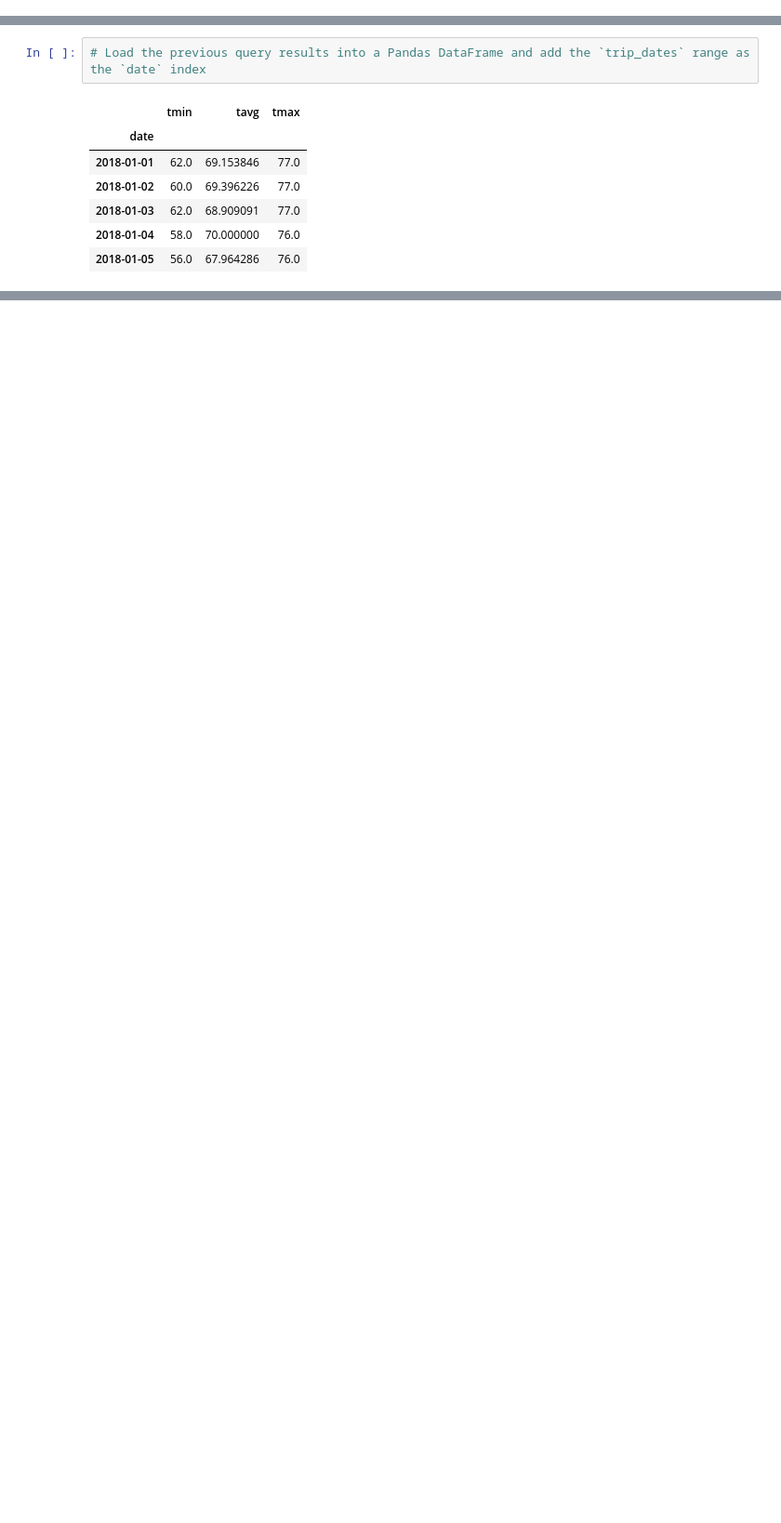
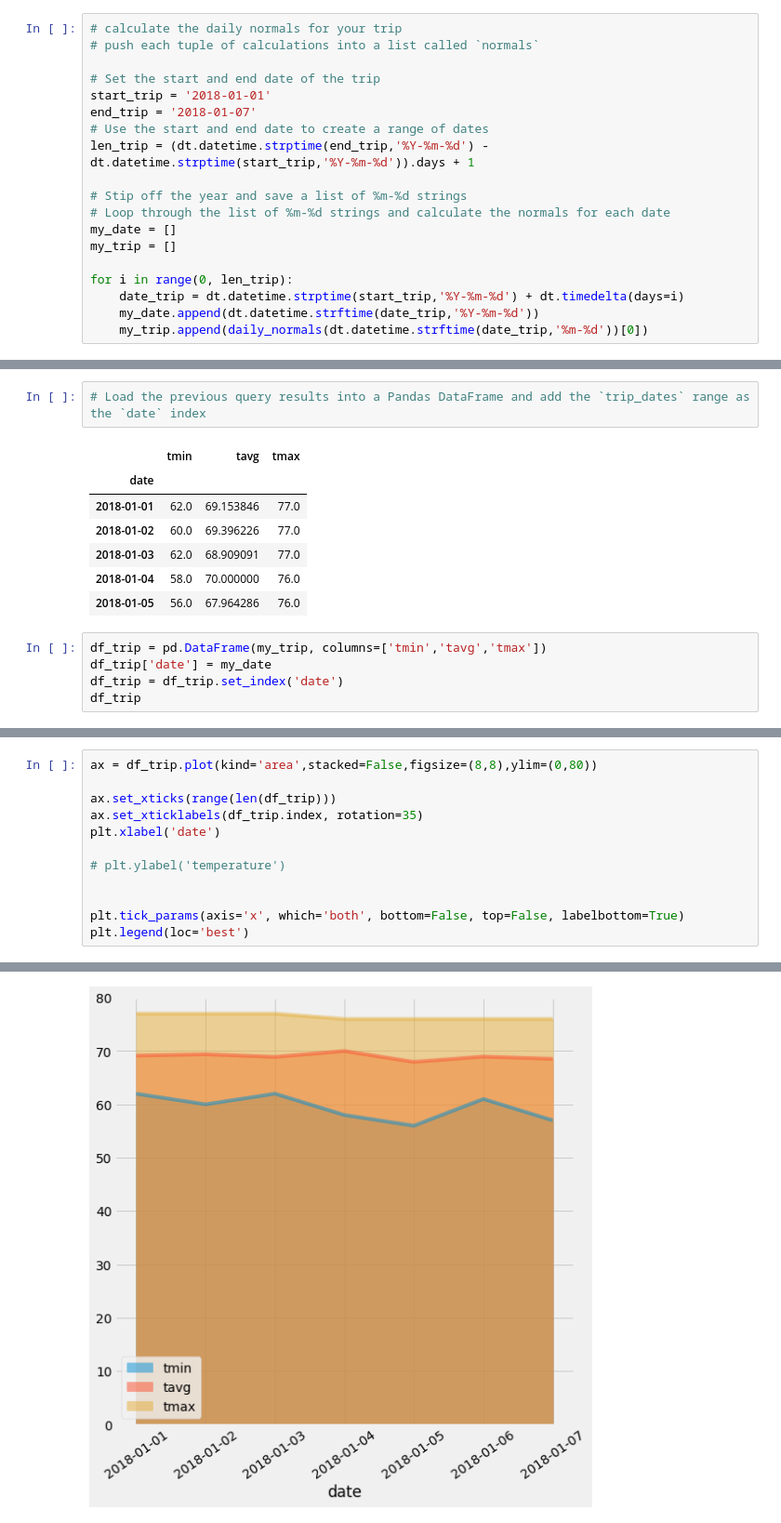
Before and after one commit to singtoloco/NU-DSBC-HW10-SQLAlchemy, a Jupyter notebook: climate_starter_V.ipynb, the cells around one changed output, grey strips where cells are left out. Shown: that part at 93% size. Cells and saved outputs as stored; diff of their text form; blank space fills up the shorter version.

```diff
--- a/climate_starter_V.ipynb
+++ b/climate_starter_V.ipynb
@@ -420,3 +417,22 @@ daily_normals("01-01")
  (56.0, 67.96428571428571, 76.0),
  (61.0, 68.96491228070175, 76.0),
  (57.0, 68.54385964912281, 76.0)]
+# %%
+# calculate the daily normals for your trip
+# push each tuple of calculations into a list called `normals`
+
+# Set the start and end date of the trip
+start_trip = '2018-01-01'
+end_trip = '2018-01-07'
+# Use the start and end date to create a range of dates
+len_trip = (dt.datetime.strptime(end_trip,'%Y-%m-%d') - dt.datetime.strptime(start_trip,'%Y-%m-%d')).days + 1
+
+# Stip off the year and save a list of %m-%d strings
+# Loop through the list of %m-%d strings and calculate the normals for each date
+my_date = []
+my_trip = []
+
+for i in range(0, len_trip):
+    date_trip = dt.datetime.strptime(start_trip,'%Y-%m-%d') + dt.timedelta(days=i)
+    my_date.append(dt.datetime.strftime(date_trip,'%Y-%m-%d'))
+    my_trip.append(daily_normals(dt.datetime.strftime(date_trip,'%m-%d'))[0])
@@ -430,3 +466,8 @@ daily_normals("01-01")
 | 2018-01-03 | 62.0 | 68.909091 | 77.0 |
 | 2018-01-04 | 58.0 | 70.000000 | 76.0 |
 | 2018-01-05 | 56.0 | 67.964286 | 76.0 |
+# %%
+df_trip = pd.DataFrame(my_trip, columns=['tmin','tavg','tmax'])
+df_trip['date'] = my_date
+df_trip = df_trip.set_index('date')
+df_trip
@@ -435,3 +492,16 @@ daily_normals("01-01")
 # %% [output]
 [interactive output not drawn]
 [interactive output not drawn]
+# %%
+ax = df_trip.plot(kind='area',stacked=False,figsize=(8,8),ylim=(0,80))
+
+ax.set_xticks(range(len(df_trip)))
+ax.set_xticklabels(df_trip.index, rotation=35)
+plt.xlabel('date')
+
+# plt.ylabel('temperature')
+
+
+plt.tick_params(axis='x', which='both', bottom=False, top=False, labelbottom=True)
+plt.legend(loc='best')
+# %% [output]
@@ -437,0 +509 @@ daily_normals("01-01")
+[figure, added]
```
Also changed, not shown: parts of 8 cells of this notebook, 3 other files.
